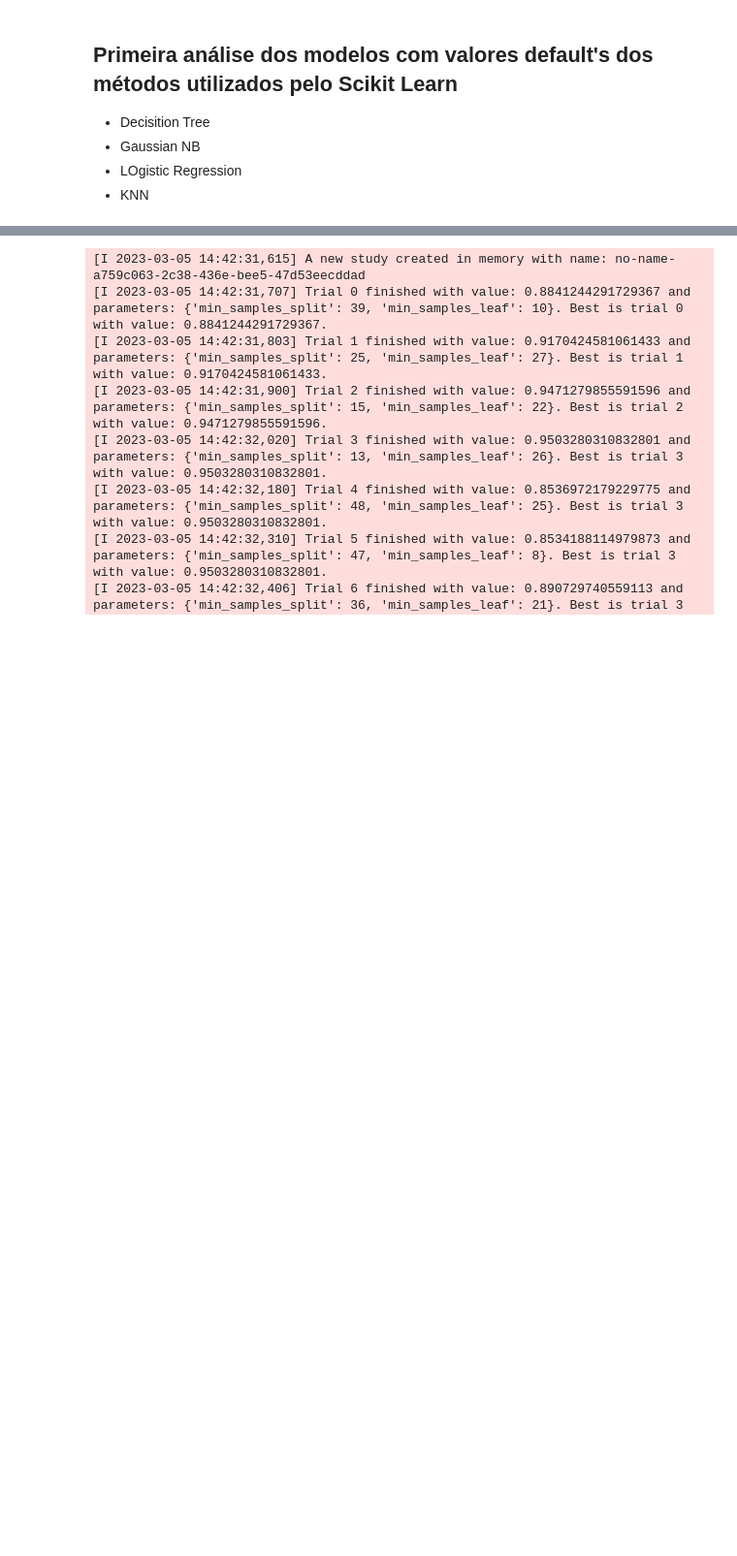
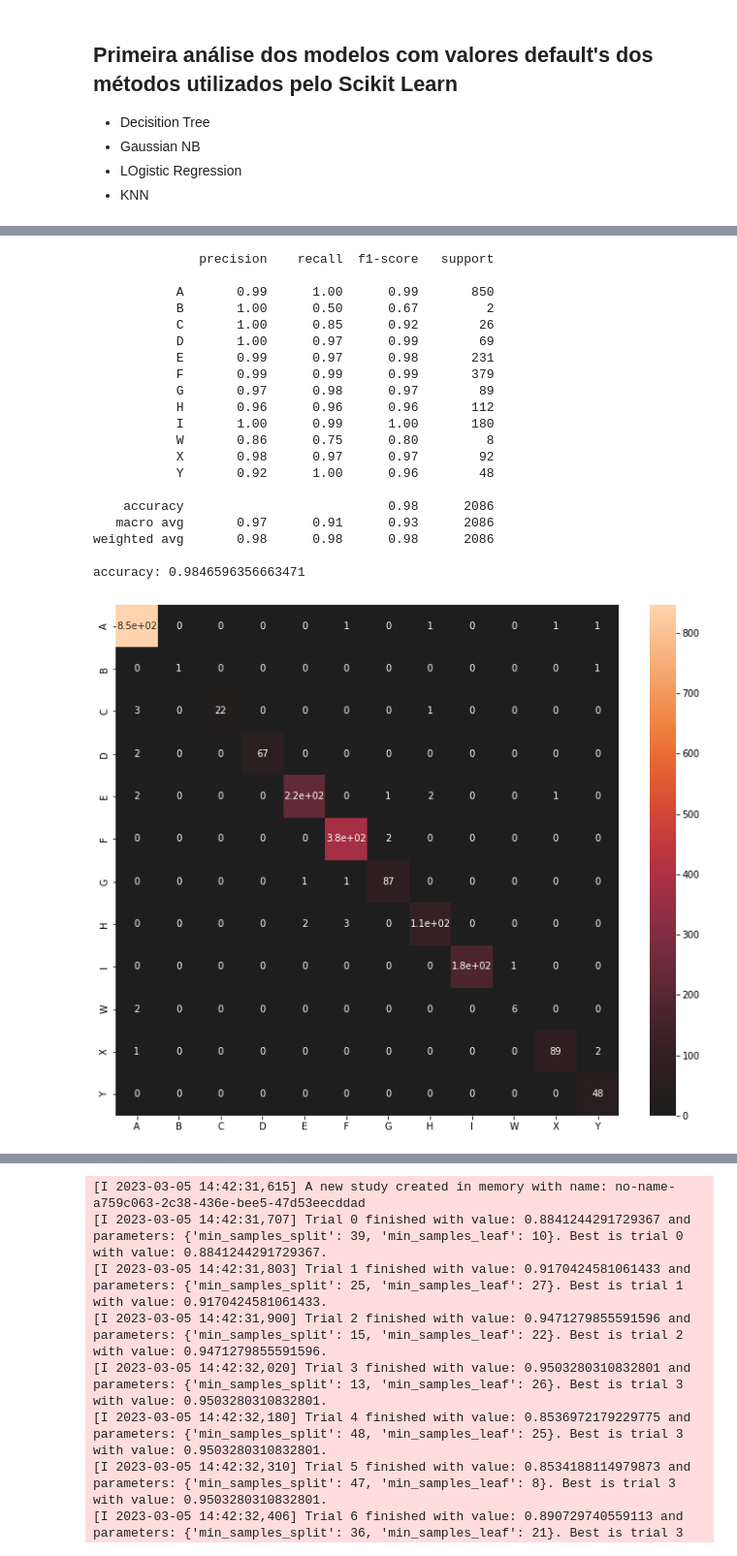
Before and after one commit to IndioP/Projeto-AM, a Jupyter notebook: Avila.ipynb, the cells around one changed output, grey strips where cells are left out. Shown at 97% size. Cells and saved outputs as stored; diff of their text form; code cells hidden in the pictures; blank space fills up the shorter version.

```diff
--- a/Avila.ipynb
+++ b/Avila.ipynb
@@ -224,0 +340,26 @@ F1-score:  0.7369839317135863
+# %%
+clf_best = DecisionTreeClassifier(criterion="entropy")
+clf_best.fit(X_train, y_train)
+display_metrics(clf_best, X_valid, y_valid)
+# %% [output]
+              precision    recall  f1-score   support
+
+           A       0.99      1.00      0.99       850
+           B       1.00      0.50      0.67         2
+           C       1.00      0.85      0.92        26
+           D       1.00      0.97      0.99        69
+           E       0.99      0.97      0.98       231
+           F       0.99      0.99      0.99       379
+           G       0.97      0.98      0.97        89
+           H       0.96      0.96      0.96       112
+           I       1.00      0.99      1.00       180
+           W       0.86      0.75      0.80         8
+           X       0.98      0.97      0.97        92
+           Y       0.92      1.00      0.96        48
+
+    accuracy                           0.98      2086
+   macro avg       0.97      0.91      0.93      2086
+weighted avg       0.98      0.98      0.98      2086
+
+accuracy: 0.9846596356663471
+[figure, added]
```
Also changed, not shown: parts of 60 cells of this notebook.
